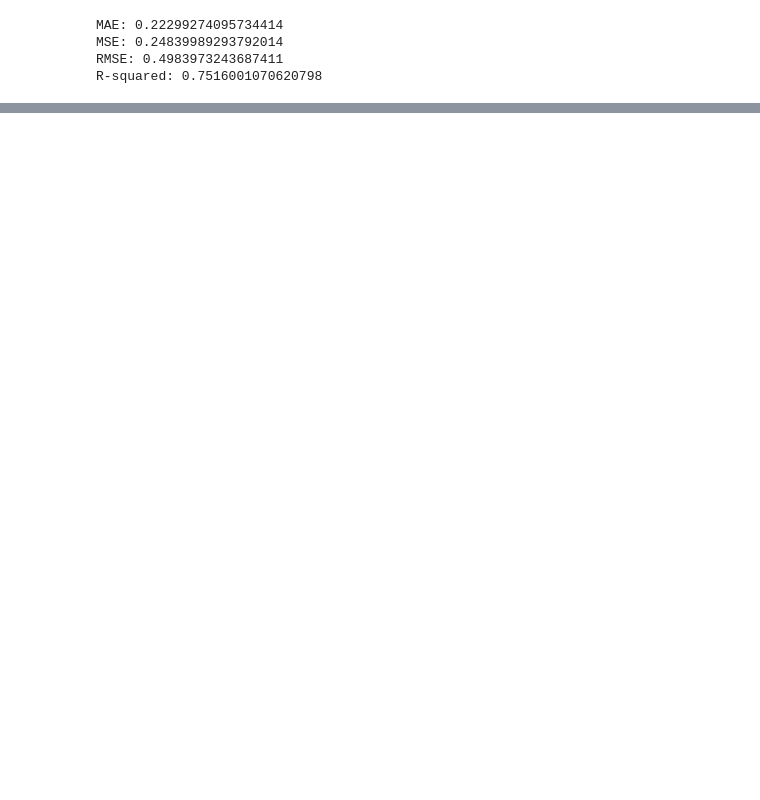
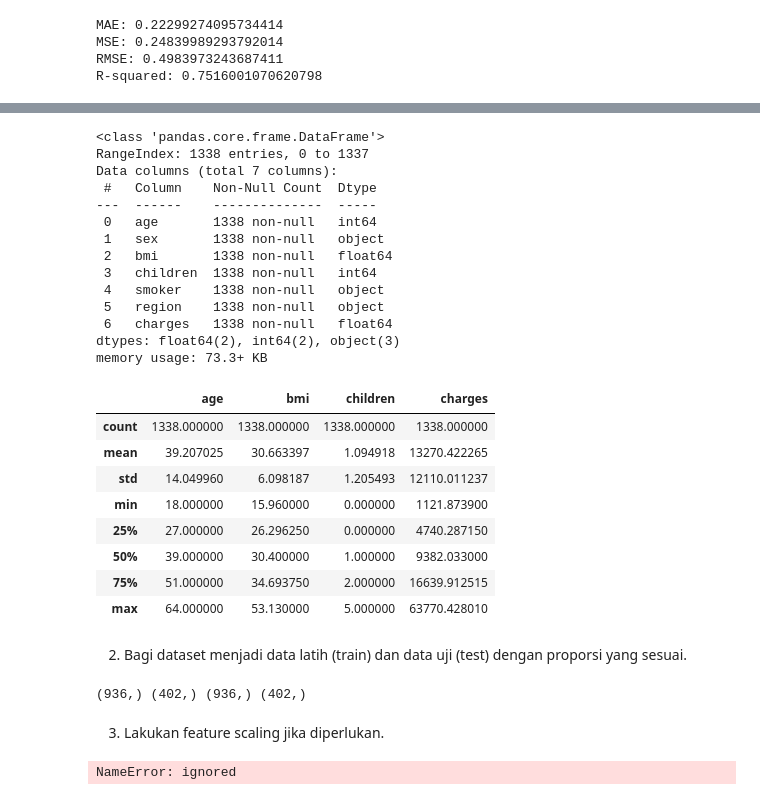
Before and after one commit to yasminenavishaa/Machine-Learning, a Jupyter notebook: Pertemuan3.ipynb, the cells around one changed output, grey strips where cells are left out. Saved outputs shown, nothing was run; the diff lists cells and outputs as text; code cells hidden in the pictures; blank space fills up the shorter version.

```diff
--- a/Pertemuan3.ipynb
+++ b/Pertemuan3.ipynb
@@ -337,0 +357,35 @@ Catatan Tambahan:
+# %%
+# mengecek ukuran data
+df.shape
+
+# informasi tentang data
+df.info()
+
+# deskripsi data
+df.describe()
+# %% [output]
+<class 'pandas.core.frame.DataFrame'>
+RangeIndex: 1338 entries, 0 to 1337
+Data columns (total 7 columns):
+ #   Column    Non-Null Count  Dtype
+---  ------    --------------  -----
+ 0   age       1338 non-null   int64
+ 1   sex       1338 non-null   object
+ 2   bmi       1338 non-null   float64
+ 3   children  1338 non-null   int64
+ 4   smoker    1338 non-null   object
+ 5   region    1338 non-null   object
+ 6   charges   1338 non-null   float64
+dtypes: float64(2), int64(2), object(3)
+memory usage: 73.3+ KB
+|  | age | bmi | children | charges |
+| count | 1338.000000 | 1338.000000 | 1338.000000 | 1338.000000 |
+| mean | 39.207025 | 30.663397 | 1.094918 | 13270.422265 |
+| std | 14.049960 | 6.098187 | 1.205493 | 12110.011237 |
+| min | 18.000000 | 15.960000 | 0.000000 | 1121.873900 |
+| 25% | 27.000000 | 26.296250 | 0.000000 | 4740.287150 |
+| 50% | 39.000000 | 30.400000 | 1.000000 | 9382.033000 |
+| 75% | 51.000000 | 34.693750 | 2.000000 | 16639.912515 |
+| max | 64.000000 | 53.130000 | 5.000000 | 63770.428010 |
+# %% [markdown]
+2. Bagi dataset menjadi data latih (train) dan data uji (test) dengan proporsi yang sesuai.
@@ -337,0 +396,15 @@ Catatan Tambahan:
+# %%
+# Membagi dataset menjadi data latih dan data uji dengan proporsi 70:30
+X_train, X_test, y_train, y_test = train_test_split(X, y, train_size=0.7, test_size=0.3, random_state=100)
+
+# Menampilkan ukuran data latih dan data uji
+print(X_train.shape, X_test.shape, y_train.shape, y_test.shape)
+# %% [output]
+(936,) (402,) (936,) (402,)
+# %% [markdown]
+3. Lakukan feature scaling jika diperlukan.
+# %%
+X = dataset.iloc[:, 1:2].values
+y = dataset.iloc[:, 2].values
+# %% [output]
+NameError: ignored
```
Also changed, not shown: parts of 10 cells of this notebook.
